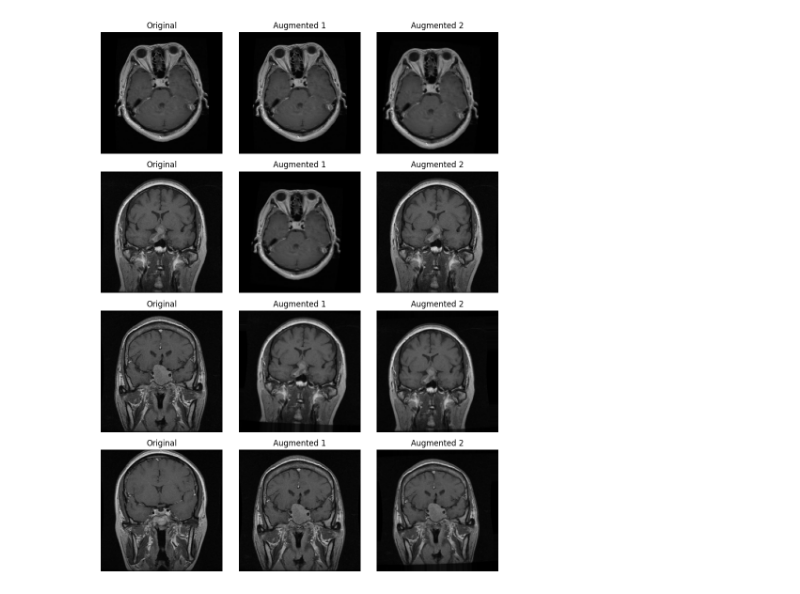
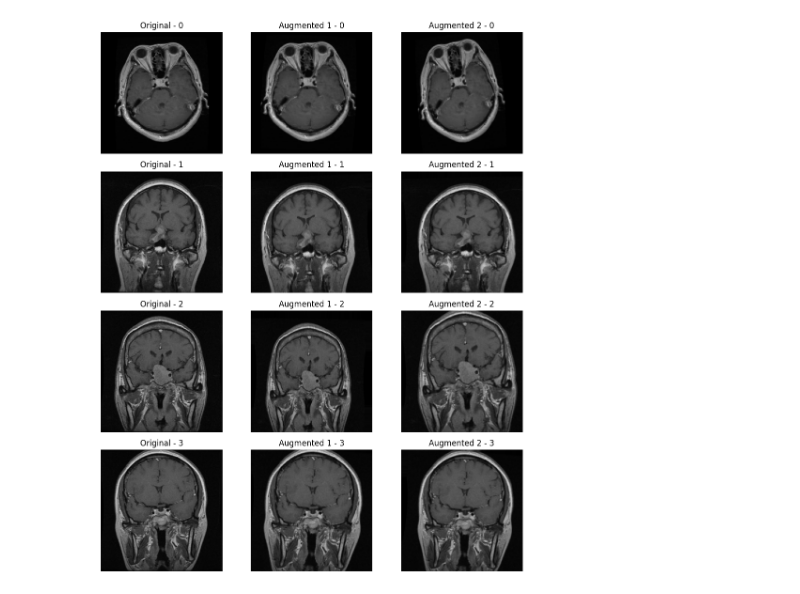
Before and after one commit to franekl/brain-tumor-classification, a Jupyter notebook: EDA.ipynb, the cells around one changed output. Cells and saved outputs as stored; diff of their text form; code cells hidden in the pictures.

Commit message:
changes to the load_data plus EDA script

```diff
--- a/EDA.ipynb
+++ b/EDA.ipynb
@@ -4,33 +8,27 @@ from load_data import *
 # %%
+def visualize_images(original_images, augmented_images, n=4):
+    fig, axes = plt.subplots(n, 3, figsize=(10, n * 3))
 
-def visualize_augmentation(original_images, augmented_images, n_rows=4):
-    if n_rows > len(original_images):
-        raise ValueError("Number of rows requested exceeds number of available images.")
-
-    fig, axes = plt.subplots(n_rows, 3, figsize=(9, 3 * n_rows))
-    for i in range(n_rows):
+    for i in range(n):
         # Original image
         axes[i, 0].imshow(cv2.cvtColor(original_images[i], cv2.COLOR_BGR2RGB))
-        axes[i, 0].set_title("Original")
+        axes[i, 0].set_title(f'Original - {i}')
         axes[i, 0].axis('off')
 
-        # Augmented images
-        axes[i, 1].imshow(cv2.cvtColor(augmented_images[i * 2], cv2.COLOR_BGR2RGB))
-        axes[i, 1].set_title("Augmented 1")
+        # Augmented image 1
+        axes[i, 1].imshow(cv2.cvtColor(augmented_images[i * 3 + 1], cv2.COLOR_BGR2RGB))
+        axes[i, 1].set_title(f'Augmented 1 - {i}')
         axes[i, 1].axis('off')
 
-        axes[i, 2].imshow(cv2.cvtColor(augmented_images[i * 2 + 1], cv2.COLOR_BGR2RGB))
-        axes[i, 2].set_title("Augmented 2")
+        # Augmented image 2
+        axes[i, 2].imshow(cv2.cvtColor(augmented_images[i * 3 + 2], cv2.COLOR_BGR2RGB))
+        axes[i, 2].set_title(f'Augmented 2 - {i}')
         axes[i, 2].axis('off')
 
     plt.tight_layout()
     plt.show()
 
-# Load and augment dataset
-images, labels, label_map = load_dataset()
-augmented_images, augmented_labels = augment_data(images, labels)
-
-# Visualize original and augmented images
-visualize_augmentation(images, augmented_images)
+# Call the function to visualize the images
+visualize_images(images, augmented_images, n=4)
 # %% [output]
-[figure, old version]
+[figure, new version]
```
Also changed, not shown: parts of 5 cells of this notebook, 1 other file.
